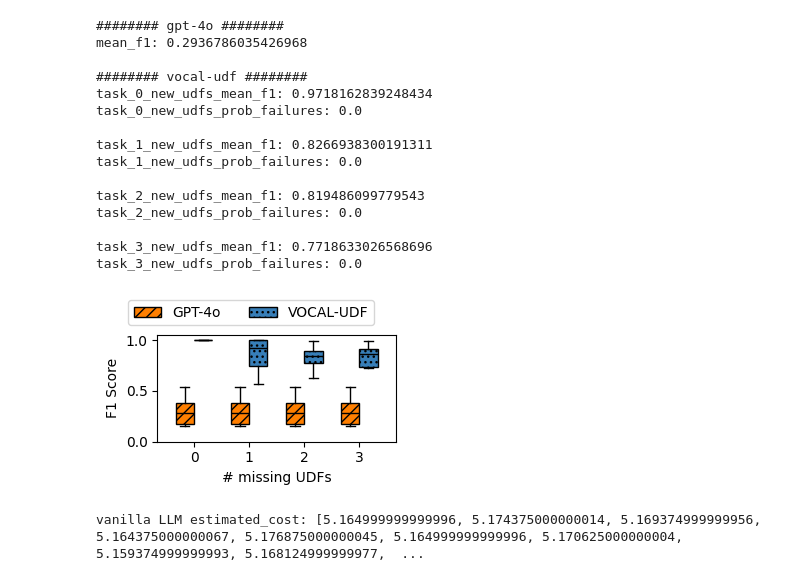
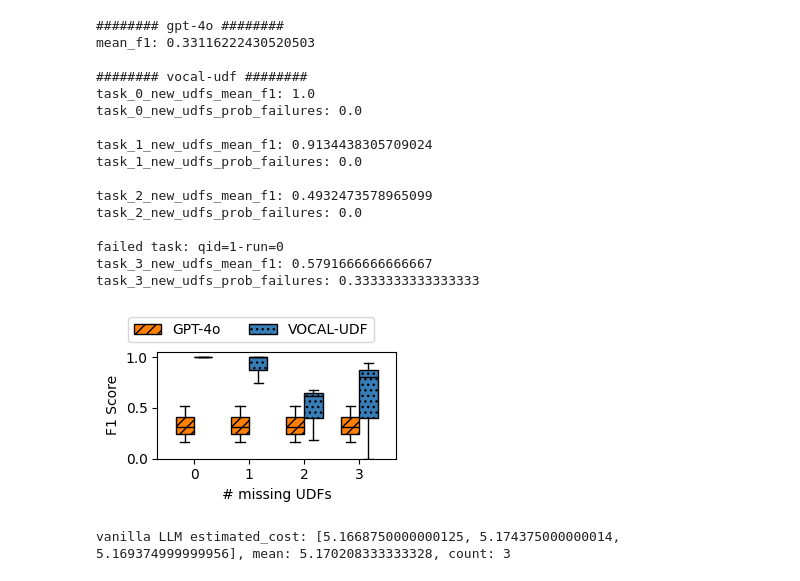
Before and after one commit to uwdb/VOCAL-UDF, a Jupyter notebook: experiments/analysis/vanilla_llm.ipynb, the cells around one changed output. Saved outputs shown, nothing was run; the diff lists cells and outputs as text; code cells hidden in the pictures.

Commit message:
reproduce figure 6

```diff
--- a/experiments/analysis/vanilla_llm.ipynb
+++ b/experiments/analysis/vanilla_llm.ipynb
@@ -8,9 +8,12 @@ from collections import defaultdict
 import matplotlib
 import matplotlib.pyplot as plt
 from IPython.display import display, HTML
-config = yaml.safe_load(open("/gscratch/balazinska/enhaoz/VOCAL-UDF/configs/config.yaml", "r"))
-config['log_dir'] = "/gscratch/balazinska/enhaoz/VOCAL-UDF/logs_sigmod"
 import re
+
+project_root = "/home/ubuntu/VOCAL-UDF/"
+
+config = yaml.safe_load(open(os.path.join(project_root, "configs", "config.yaml"), "r"))
+
 matplotlib.rcParams['pdf.fonttype'] = 42
 matplotlib.rcParams['ps.fonttype'] = 42
 # %%
@@ -20,13 +23,12 @@ def plot():
                   '#999999', '#e41a1c', '#dede00']
     dataset = "clevrer"
     query_class_names = ["simplified_3_new_udfs_labels"]
-    question_ids = list(range(10))
+    question_ids = list(range(3))
     # question_ids = list(range(10))
-    # run_ids = list(range(3))
     vocal_udf_run_ids = list(range(1))
     gpt4o_run_ids = list(range(1))
     num_new_udfs = [0, 1, 2, 3]
-    vocal_udf_config_name = "ninterp=10-nparams=5-kwargs=True-pixels=True-pretrained_models=False-ntrain_distill=100-nselection_samples=500-selection=both-labels=user-budget=20-llm_method=gpt4v"
+    vocal_udf_config_name = "ninterp=10-nparams=5-kwargs=True-pixels=True-pretrained_models=False-ntrain_distill=100-nselection_samples=500-selection=both-budget=20-llm_method=gpt"
 
     # Define LLM models, tasks, number of new UDFs, and hatch patterns
     llm_models = ['gpt-4o', 'vocal-udf']
@@ -49,7 +51,7 @@ def plot():
                 for run_id in gpt4o_run_ids:
                     for question_id in question_ids:
                         try:
-                            with open(os.path.join(config['log_dir'], "gpt4v_clevrer_simplified", query_class_name, f"batch_job_results_qid={question_id}-run={run_id}.log"), "r") as f:
+                            with open(os.path.join(config['log_dir'], "gpt4o_clevrer_simplified", query_class_name, f"batch_job_results_qid={question_id}-run={run_id}.log"), "r") as f:
                                 lines = f.readlines()
                             f1_score = float(lines[-2].split("F1 score: ")[1])
                             estimated_cost = float(lines[-1].split("estimated_cost: ")[1])
@@ -109,41 +111,42 @@ def plot():
                         medianprops=dict(color='black'))
         handles_f1.append(bp_f1["boxes"][0])
 
     # Customize the plot labels and legend
     # ax.set_title(f"question_ids: {question_ids}")
     ax.set(ylabel="F1 Score")
     ax.set(xlabel="# missing UDFs")
     ax.set_ylim(bottom=0, top=1.05)
     ax.set_xlim(left=-1.5, right=len(num_new_udfs) * (len(llm_models) + 1) - 0.5)
     ax.set_xticks(np.arange(len(llm_models) / 2 - 0.5, len(num_new_udfs) * len(llm_models) + len(llm_models) / 2 + 1, len(llm_models) + 1))
     ax.set_xticklabels(num_new_udfs)
     # fig.legend(handles_f1, llm_model_labels, loc='center left', bbox_to_anchor=(1, 0.6), ncol=1, prop={"size": 10}, fancybox=True, shadow=False) # On the right
     fig.legend(handles_f1, llm_model_labels, loc='upper center', bbox_to_anchor=(0.5, 1.15), ncol=2, prop={"size": 10}, fancybox=True, shadow=False) # On the top
     fig.tight_layout()
     fig.savefig(f"figures/llm_basline.pdf", bbox_inches='tight')
 
     plt.show()
 
     print(f"vanilla LLM estimated_cost: {estimated_cost_data}, mean: {np.mean(estimated_cost_data)}, count: {len(estimated_cost_data)}")
 plot()
 # %% [output]
 ######## gpt-4o ########
-mean_f1: 0.2936786035426968
+mean_f1: 0.33116222430520503
 
 ######## vocal-udf ########
-task_0_new_udfs_mean_f1: 0.9718162839248434
+task_0_new_udfs_mean_f1: 1.0
 task_0_new_udfs_prob_failures: 0.0
 
-task_1_new_udfs_mean_f1: 0.8266938300191311
+task_1_new_udfs_mean_f1: 0.9134438305709024
 task_1_new_udfs_prob_failures: 0.0
 
-task_2_new_udfs_mean_f1: 0.819486099779543
+task_2_new_udfs_mean_f1: 0.4932473578965099
 task_2_new_udfs_prob_failures: 0.0
 
-task_3_new_udfs_mean_f1: 0.7718633026568696
-task_3_new_udfs_prob_failures: 0.0
+failed task: qid=1-run=0
+task_3_new_udfs_mean_f1: 0.5791666666666667
+task_3_new_udfs_prob_failures: 0.3333333333333333
-[figure, old version]
+[figure, new version]
-vanilla LLM estimated_cost: [5.164999999999996, 5.174375000000014, 5.169374999999956, 5.164375000000067, 5.176875000000045, 5.164999999999996, 5.170625000000004, 5.159374999999993, 5.168124999999977,  ...
+vanilla LLM estimated_cost: [5.1668750000000125, 5.174375000000014, 5.169374999999956], mean: 5.170208333333328, count: 3
 # %%
 def plot():
     CB_color_cycle = ['#f781bf', '#377eb8', '#ff7f00', '#4daf4a',
```
Also changed, not shown: parts of 1 cell of this notebook, 4 other files.
